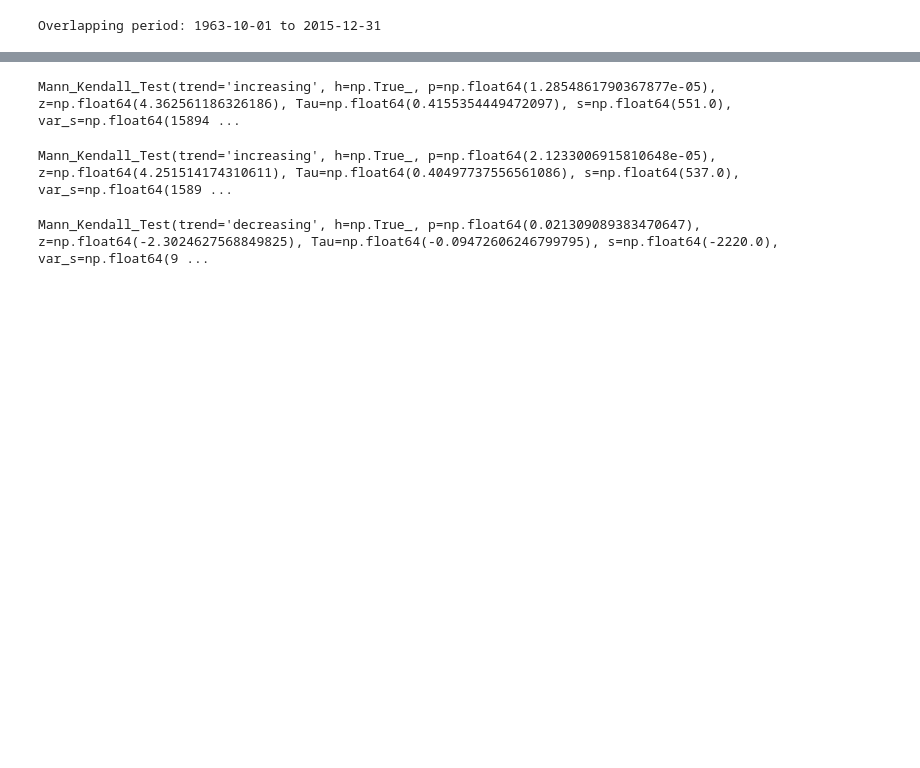
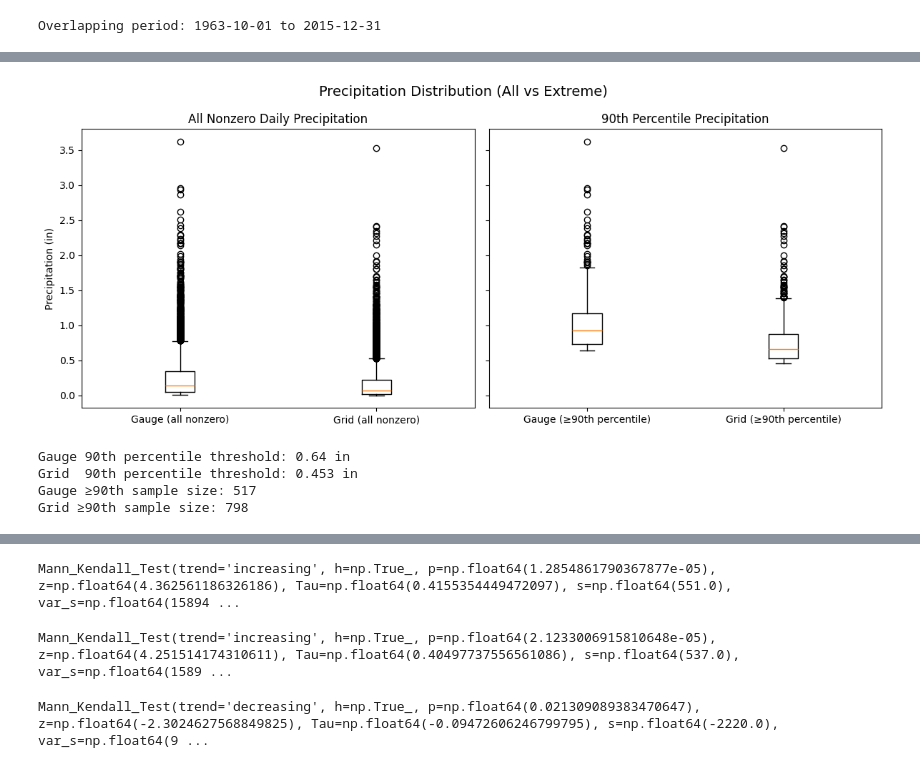
Before and after one commit to ROmslaer/ROmslaer895, a Jupyter notebook: ROmslaer Final Project.ipynb, the cells around one changed output, grey strips where cells are left out. Drawn from its saved outputs; the diff is of its cells as text; code cells hidden in the pictures; blank space fills up the shorter version.

```diff
--- a/ROmslaer Final Project.ipynb
+++ b/ROmslaer Final Project.ipynb
@@ -289,3 +159,47 @@ Name: Grid Precip (in), dtype: float64
+# %%
+# ---- Base precipitation data (nonzero) ----
+pgauge = project_complete['Gauge Precip (in)'].dropna()
+pgauge_nonzero = pgauge[pgauge > 0]
+
+pgrid = project_complete['Grid Precip (in)'].dropna()
+pgrid_nonzero = pgrid[pgrid > 0]
+
+# ---- 90th percentile thresholds ----
+gauge_thresh = pgauge_nonzero.quantile(0.90)
+grid_thresh  = pgrid_nonzero.quantile(0.90)
+
+# ---- Filtered (only >= 90th percentile) ----
+pgauge_90 = pgauge_nonzero[pgauge_nonzero >= gauge_thresh]
+pgrid_90  = pgrid_nonzero[pgrid_nonzero >= grid_thresh]
+
+# ---- Combined boxplots ----
+fig, axes = plt.subplots(1, 2, figsize=(12,5), sharey=True)
+
+# Panel 1: All nonzero precip
+axes[0].boxplot([pgauge_nonzero, pgrid_nonzero],
+                labels=['Gauge (all nonzero)', 'Grid (all nonzero)'])
+axes[0].set_title("All Nonzero Daily Precipitation")
+axes[0].set_ylabel("Precipitation (in)")
+
+# Panel 2: Only 90th percentile events
+axes[2-1].boxplot([pgauge_90, pgrid_90],
+                  labels=['Gauge (≥90th percentile)', 'Grid (≥90th percentile)'])
+axes[2-1].set_title("90th Percentile Precipitation")
+
+fig.suptitle("Precipitation Distribution (All vs Extreme)", fontsize=14)
+plt.tight_layout()
+plt.show()
+
+print("Gauge 90th percentile threshold:", round(gauge_thresh, 3), "in")
+print("Grid  90th percentile threshold:", round(grid_thresh, 3), "in")
+print("Gauge ≥90th sample size:", len(pgauge_90))
+print("Grid ≥90th sample size:", len(pgrid_90))
+# %% [output]
+[figure, added]
+Gauge 90th percentile threshold: 0.64 in
+Grid  90th percentile threshold: 0.453 in
+Gauge ≥90th sample size: 517
+Grid ≥90th sample size: 798
 # %%
 def find_events_and_lags(df, precip_col='Gauge Precip (in)', q=0.9, min_gap_days=10, window_days=10, require_single_day=True):
     """
```
Also changed, not shown: parts of 22 cells of this notebook.
